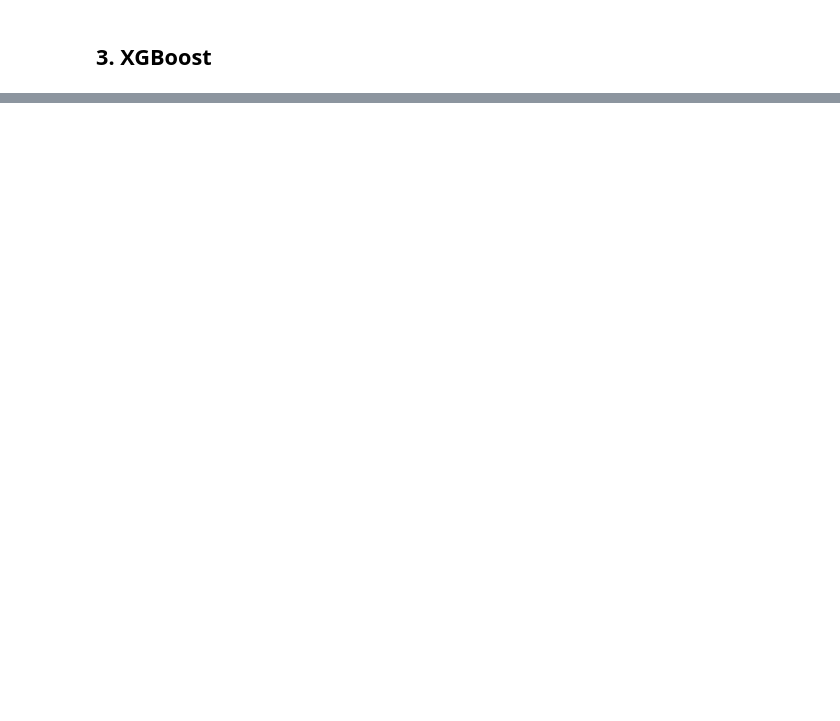
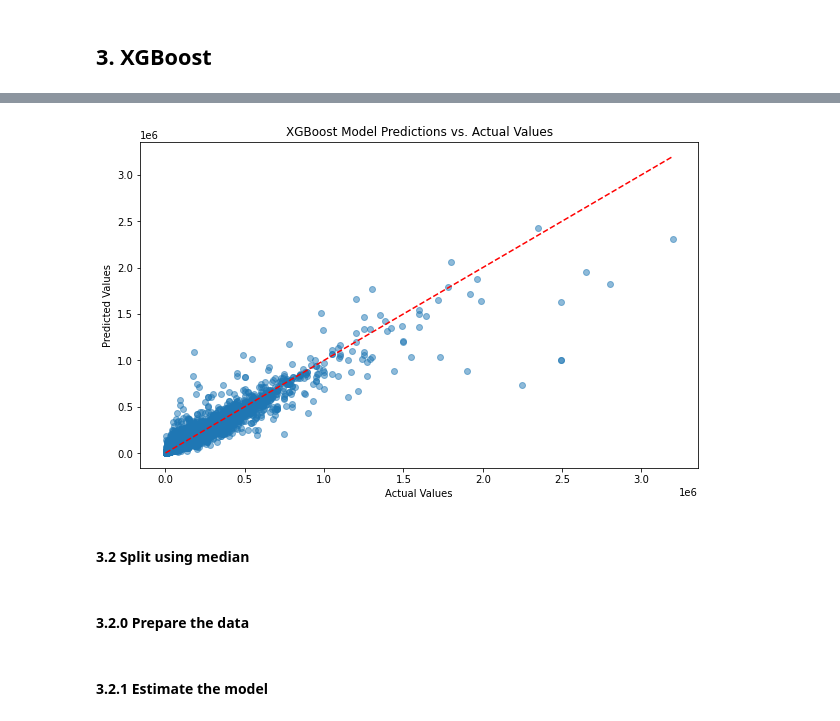
Before and after one commit to KarolinaSolarska/Predictive-Analytics-for-Car-Pricing, a Jupyter notebook: Model1_ZK.ipynb, the cells around one changed output, grey strips where cells are left out. Drawn from its saved outputs; the diff is of its cells as text; code cells hidden in the pictures; blank space fills up the shorter version.

Commit message:
Updated modeling script

```diff
--- a/Model1_ZK.ipynb
+++ b/Model1_ZK.ipynb
@@ -143,6 +160,5 @@ random_search = RandomizedSearchCV(
 )
 # %%
 random_search.fit(X_train, y_train)
-best_params_noloss_random = random_search.best_params_
-best_params_noloss_random
+best_params = random_search.best_params_
 # %% [output]
@@ -188,0 +193,2 @@ Fitting 5 folds for each of 30 candidates, totalling 150 fits
+# %%
+best_xgb = xgb.XGBRegressor(**best_params, random_state=123)
@@ -188,0 +206,2 @@ Fitting 5 folds for each of 30 candidates, totalling 150 fits
+# %%
+best_xgb.fit(X_train, y_train)
@@ -188,0 +220,18 @@ Fitting 5 folds for each of 30 candidates, totalling 150 fits
+# %%
+y_pred = best_xgb.predict(X_test)
+# %%
+import matplotlib.pyplot as plt
+
+plt.figure(figsize=(10, 6))
+plt.scatter(y_test, y_pred, alpha=0.5)
+plt.xlabel("Actual Values")
+plt.ylabel("Predicted Values")
+plt.title("XGBoost Model Predictions vs. Actual Values")
+plt.plot([y_test.min(), y_test.max()], [y_test.min(), y_test.max()], 'r--')  # Line of perfect prediction
+plt.show()
+# %% [output]
+[figure, added]
+# %% [markdown]
+#### 3.2 Split using median
+# %% [markdown]
+#### 3.2.0 Prepare the data
@@ -188,0 +251,2 @@ Fitting 5 folds for each of 30 candidates, totalling 150 fits
+# %% [markdown]
+#### 3.2.1 Estimate the model
```
Also changed, not shown: parts of 35 cells of this notebook.
